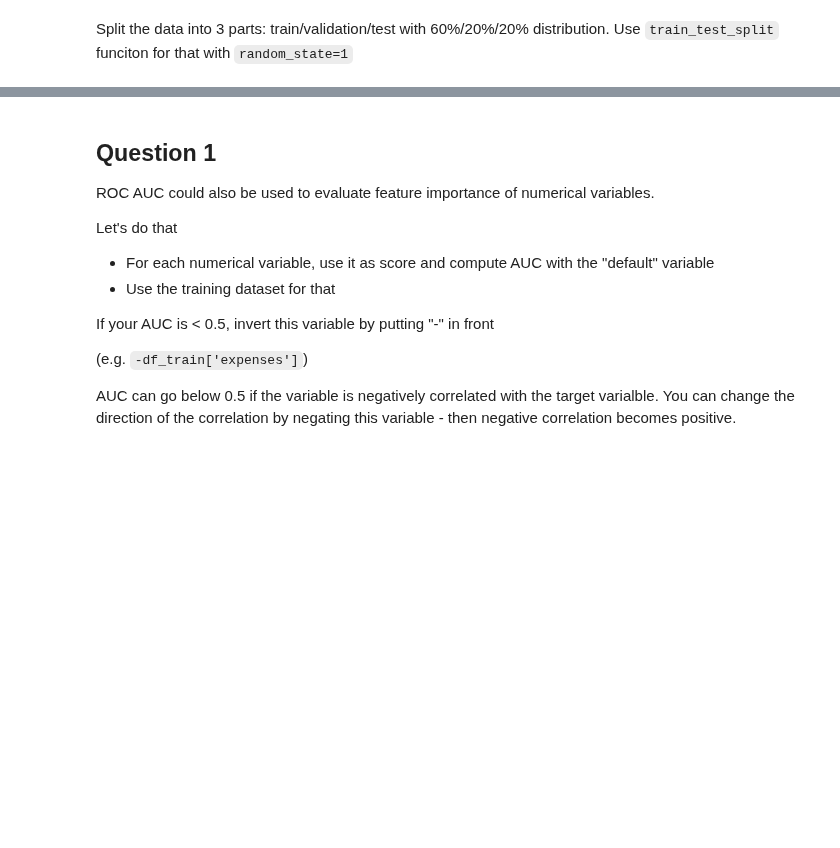
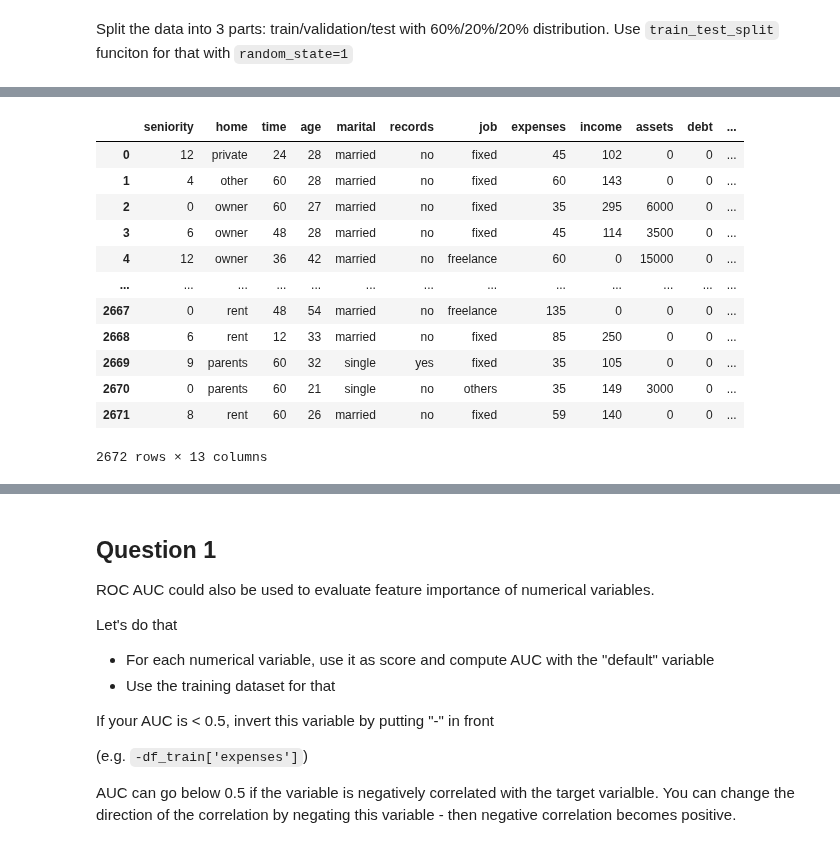
Before and after one commit to depknaraynscientist/Data_Science, a Jupyter notebook: ML_Zoomcamp_A4.ipynb, the cells around one changed output, grey strips where cells are left out. Drawn from its saved outputs; the diff is of its cells as text; code cells hidden in the pictures; blank space fills up the shorter version.

```diff
--- a/ML_Zoomcamp_A4.ipynb
+++ b/ML_Zoomcamp_A4.ipynb
@@ -111,0 +189,3 @@ Split the data into 3 parts: train/validation/test with 60%/20%/20% distribution
+# %%
+X_1, X_test, y_1, y_test = train_test_split(X,y, test_size = 0.2, random_state=1)
+X_train, X_val, y_train, y_val = train_test_split(X_1,y_1, test_size = 0.25, random_state=1)
@@ -111,0 +197,17 @@ Split the data into 3 parts: train/validation/test with 60%/20%/20% distribution
+# %%
+X_train = X_train.reset_index(drop=True)
+X_train
+# %% [output]
+|  | seniority | home | time | age | marital | records | job | expenses | income | assets | debt | ... |
+| 0 | 12 | private | 24 | 28 | married | no | fixed | 45 | 102 | 0 | 0 | ... |
+| 1 | 4 | other | 60 | 28 | married | no | fixed | 60 | 143 | 0 | 0 | ... |
+| 2 | 0 | owner | 60 | 27 | married | no | fixed | 35 | 295 | 6000 | 0 | ... |
+| 3 | 6 | owner | 48 | 28 | married | no | fixed | 45 | 114 | 3500 | 0 | ... |
+| 4 | 12 | owner | 36 | 42 | married | no | freelance | 60 | 0 | 15000 | 0 | ... |
+| ... | ... | ... | ... | ... | ... | ... | ... | ... | ... | ... | ... | ... |
+| 2667 | 0 | rent | 48 | 54 | married | no | freelance | 135 | 0 | 0 | 0 | ... |
+| 2668 | 6 | rent | 12 | 33 | married | no | fixed | 85 | 250 | 0 | 0 | ... |
+| 2669 | 9 | parents | 60 | 32 | single | yes | fixed | 35 | 105 | 0 | 0 | ... |
+| 2670 | 0 | parents | 60 | 21 | single | no | others | 35 | 149 | 3000 | 0 | ... |
+| 2671 | 8 | rent | 60 | 26 | married | no | fixed | 59 | 140 | 0 | 0 | ... |
+2672 rows × 13 columns
```
Also changed, not shown: parts of 15 cells of this notebook.
